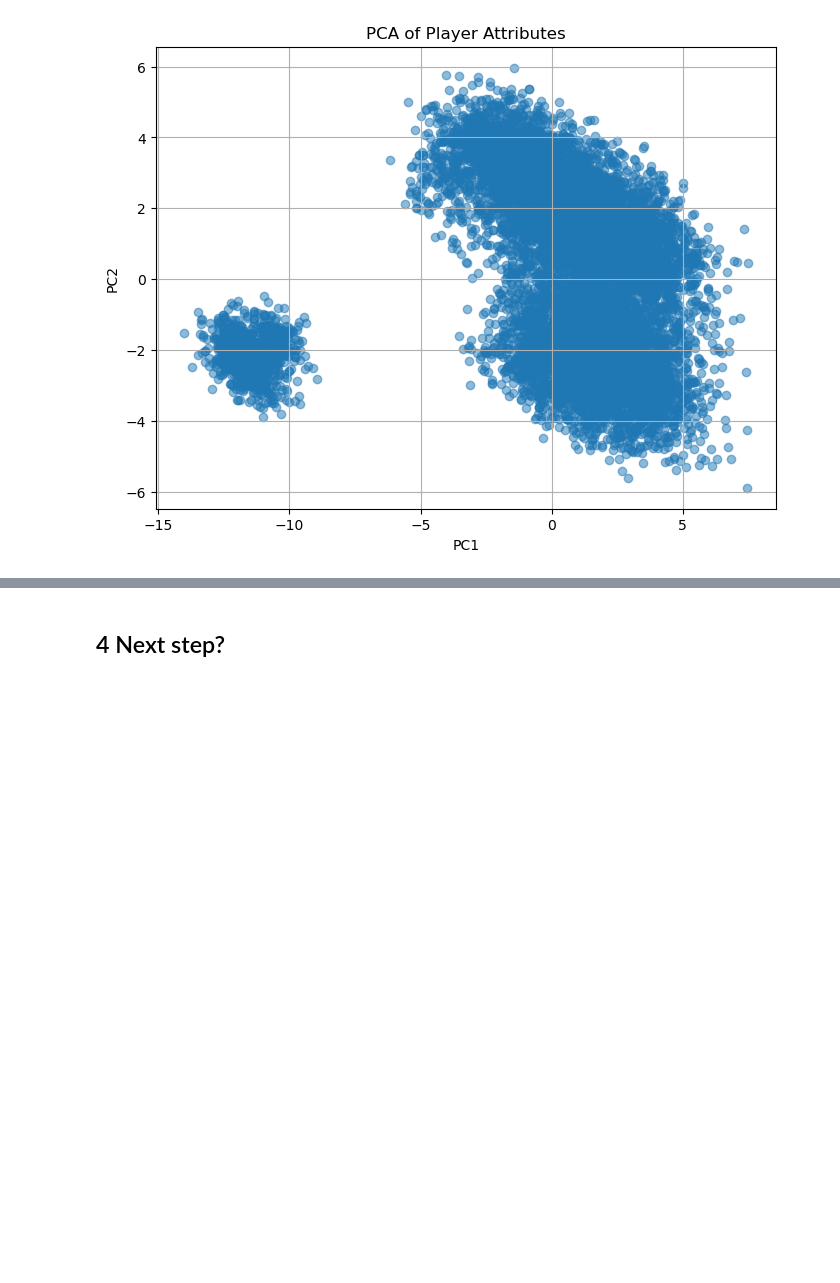
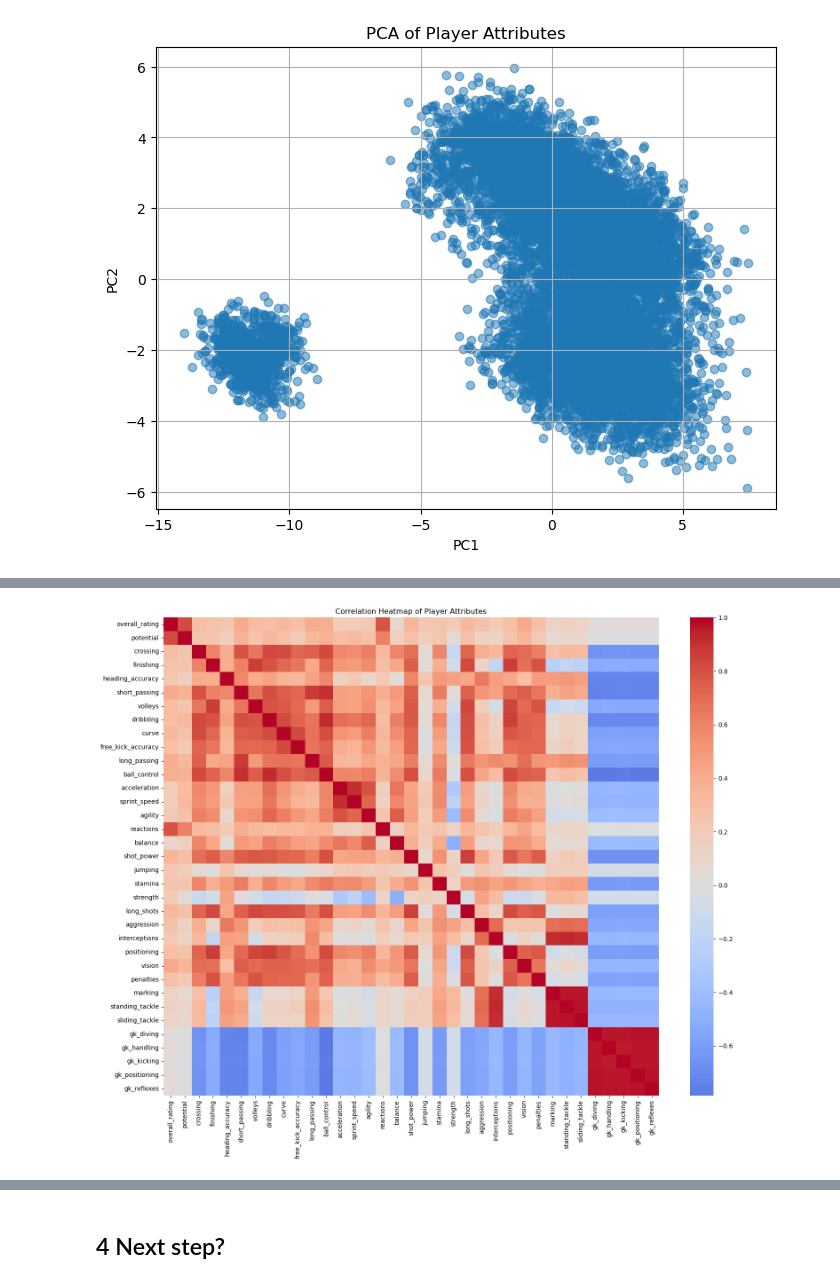
Before and after one commit to GauravGupta2022/deeplearners, a Jupyter notebook: notebooks/Soccer_starter.ipynb, the cells around one changed output, grey strips where cells are left out. Cells and saved outputs as stored; diff of their text form; code cells hidden in the pictures; blank space fills up the shorter version.

```diff
--- a/notebooks/Soccer_starter.ipynb
+++ b/notebooks/Soccer_starter.ipynb
@@ -234,0 +361,9 @@ plt.show()
+# %%
+# Create a heatmap of the correlation matrix for player statistics
+plt.figure(figsize=(18, 14))
+corr = player_stats.corr()
+sns.heatmap(corr, annot=False, cmap='coolwarm', center=0)
+plt.title("Correlation Heatmap of Player Attributes")
+plt.show()
+# %% [output]
+[figure, added]
```
Also changed, not shown: parts of 12 cells of this notebook.
